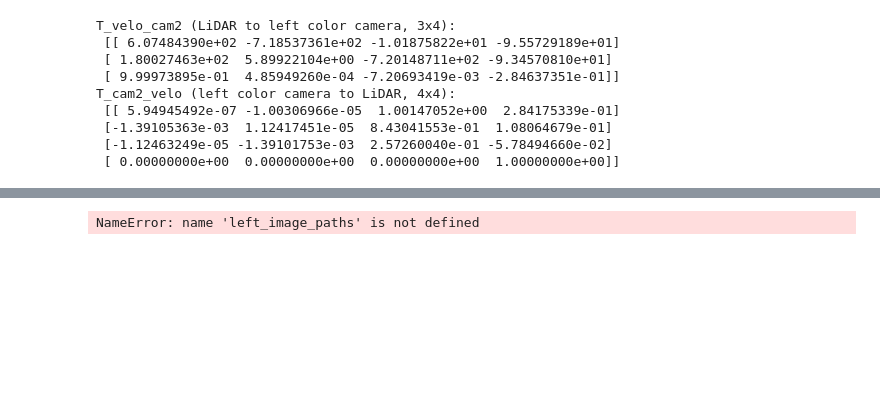
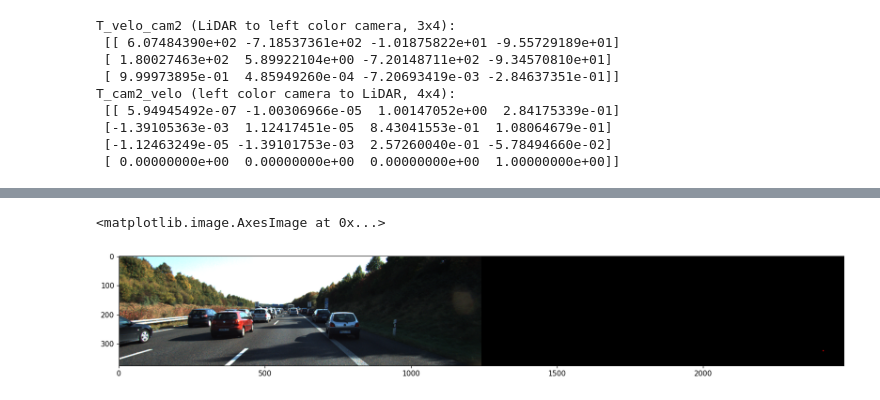
Before and after one commit to Phionanamugga/Autonomous_Navigation, a Jupyter notebook: ObjectDetection.ipynb, the cells around one changed output, grey strips where cells are left out. Drawn from its saved outputs; the diff is of its cells as text; code cells hidden in the pictures; blank space fills up the shorter version.

```diff
--- a/ObjectDetection.ipynb
+++ b/ObjectDetection.ipynb
@@ -103,16 +97,17 @@ t_2 = np.array([float(x) for x in calib[22].strip().split()[1:]]).reshape(3, 1)
 # Get cam0 to cam2 rigid body transformation in homogeneous coordinates
 T_Cam0_cam2 = np.insert(np.hstack((R_2, t_2)), 3, values=[0,0,0,1], axis=0)
 # %%
-def get_rid_transformation(calib_path):
+
+def get_rigid_transformation(calib_path):
     with open(calib_path, 'r') as f:
         calib = f.readlines()
     R = np.array([float(x) for x in calib[1].strip().split()[1:]]).reshape(3, 3)
-    t = np.array([float(x) for x in calib[2].strip().split()[1:]])[:,None]
-
+    t = np.array([float(x) for x in calib[2].strip().split()[1:]])[:, None]
     T = np.vstack((np.hstack((R, t)), [0, 0, 0, 1]))
     return T
-    T_velo_ref = get_rid_tranformation(r'2011_10_03/calib_velo_to_cam.txt')
-    T_velo_imu = get_rid_tranformation(r'2011_10_03/calib_velo_to_imu.txt')
 
-    print("T_velo_ref (LiDAR to Camera):\n", T_velo_ref)
-    print("T_velo_imu (LiDAR to IMU):\n", T_velo_imu)
+# Define T_velo_ref
+T_velo_ref = get_rigid_transformation(r'2011_10_03/calib_velo_to_cam.txt')
+
+# Print to verify
+print("T_velo_ref (LiDAR to Camera):\n", T_velo_ref)
@@ -343,37 +361,26 @@ lla = imu2geodetic(imu_uvz[:,0], imu_uvz[:,1], imu_uvz[:,2], lat0, lon0, alt0, h
-# %%
-# Testing the pipeline
-import cv2
-index = 10
-left_image = cv2.cvtColor(cv2.imread(left_image_paths[index]), cv2.COLOR_BGR2RGB)
-bin_path = bin_paths[index]
-oxts_frame = get_oxts(oxts_paths[index])
-
-# Get detections and object centers in uvz
-bboxes, velo_uvz = get_detection_coordinates(left_image, bin_path, draw_boxes=True, draw_depth=True)
-
-# Get transformed coordinates of object centers
-uvz = bboxes[:, -3:]
-
-# Transform to IMU coordinates
-imu_uvz = transform_uvz(uvz, T_cam2_imu)
-
-# Get Lat/Long for each detected object
-lat0 = oxts_frame[0]
-lon0 = oxts_frame[1]
-alt0 = oxts_frame[2]
-heading0 = oxts_frame[5]
-
-lla = imu2geodetic(imu_uvz[:, 0], imu_uvz[:, 1], imu_uvz[:, 2], lat0, lon0, alt0, heading0)
-
-# Print results
-print("Geodetic coordinates (lat, lon, alt) for detected objects:\n", lla)
-
-# Save or display the image with drawn detections
-cv2.imwrite('output_image.png', cv2.cvtColor(left_image, cv2.COLOR_RGB2BGR))
-# cv2.imshow('Image with Detections', left_image)
-# cv2.waitKey(0)
-# cv2.destroyAllWindows()
-# %% [output]
-NameError: name 'left_image_paths' is not defined
+# %%
+def draw_velo_on_image(velo_uvz, image):
+    # Copy image to avoid modifying the original
+    img = image.copy()
+    # Draw LiDAR points as circles on the image
+    for point in velo_uvz:
+        u, v, z = point
+        if z > 0:  # Ensure point is in front of camera
+            u, v = int(u), int(v)
+            if 0 <= u < img.shape[1] and 0 <= v < img.shape[0]:  # Check bounds
+                cv2.circle(img, (u, v), 2, (255, 0, 0), -1)  # Draw blue dot
+    return img
 # %%
 velo_image = draw_velo_on_image(velo_uvz, np.zeros_like(left_image))
+# %%
+%matplotlib inline
+plt.rcParams['figure.figsize'] = (20, 10)
+
+# stack image with LiDAR point cloud
+stacked = np.hstack((left_image, velo_image))
+
+# show image
+plt.imshow(stacked)
+# %% [output]
+<matplotlib.image.AxesImage at 0x...>
+[figure, added]
```
Also changed, not shown: parts of 21 cells of this notebook.
